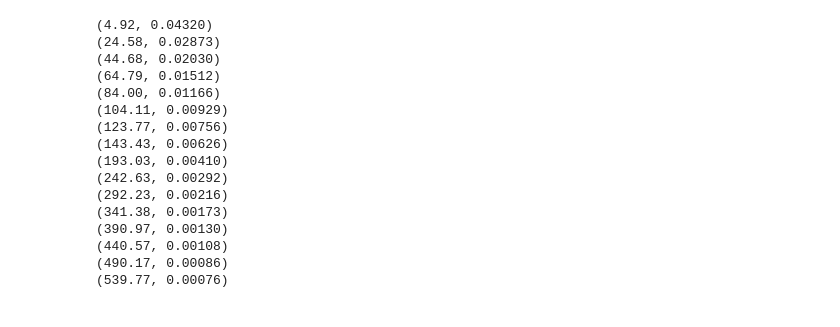
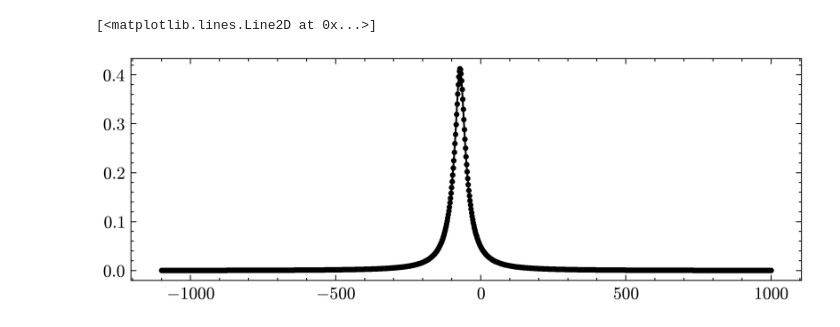
Before and after one commit to Quizznor/thesis-latex, a Jupyter notebook: scripts/plot_scripts/04-xy-chapter/abs_calib/plot.ipynb, the cells around one changed output. Drawn from its saved outputs; the diff is of its cells as text; code cells hidden in the pictures.

Commit message:
add abs cal plot

```diff
--- a/scripts/plot_scripts/04-xy-chapter/abs_calib/plot.ipynb
+++ b/scripts/plot_scripts/04-xy-chapter/abs_calib/plot.ipynb
@@ -65,22 +65,9 @@ ax2.axhline(0, c='k', ls='--', lw=0.4)
 <matplotlib.lines.Line2D at 0x...>
 [figure]
-# %%
-for i in range(len(olo_x)):
-    print(f"({olo_x[i]:.2f}, {olo_y[i]*1e9:.5f})")
-# %% [output]
-(4.92, 0.04320)
-(24.58, 0.02873)
-(44.68, 0.02030)
-(64.79, 0.01512)
-(84.00, 0.01166)
-(104.11, 0.00929)
-(123.77, 0.00756)
-(143.43, 0.00626)
-(193.03, 0.00410)
-(242.63, 0.00292)
-(292.23, 0.00216)
-(341.38, 0.00173)
-(390.97, 0.00130)
-(440.57, 0.00108)
-(490.17, 0.00086)
-(539.77, 0.00076)
+# %%
+R = np.linspace(-1100, 1000, 1100)
+
+plt.plot(R, inverse_view_factor(R, *popt_olo))
+# %% [output]
+[<matplotlib.lines.Line2D at 0x...>]
+[figure, added]
```
Also changed, not shown: parts of 2 cells of this notebook, 3 other files.
